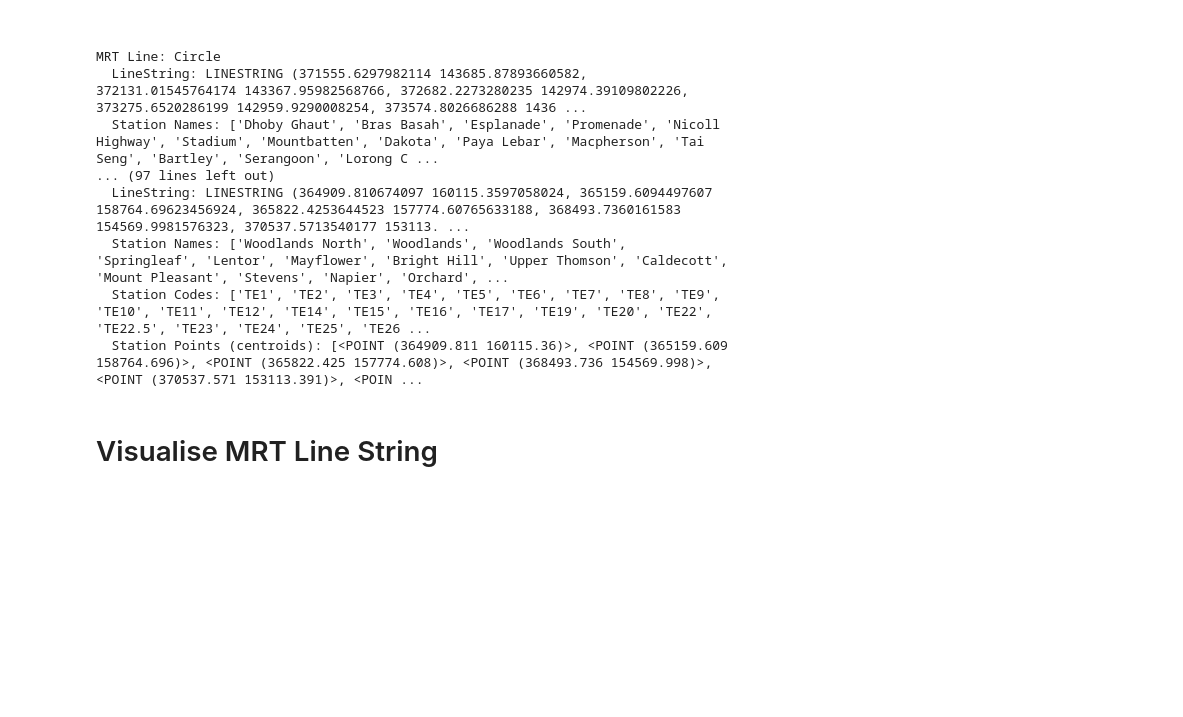
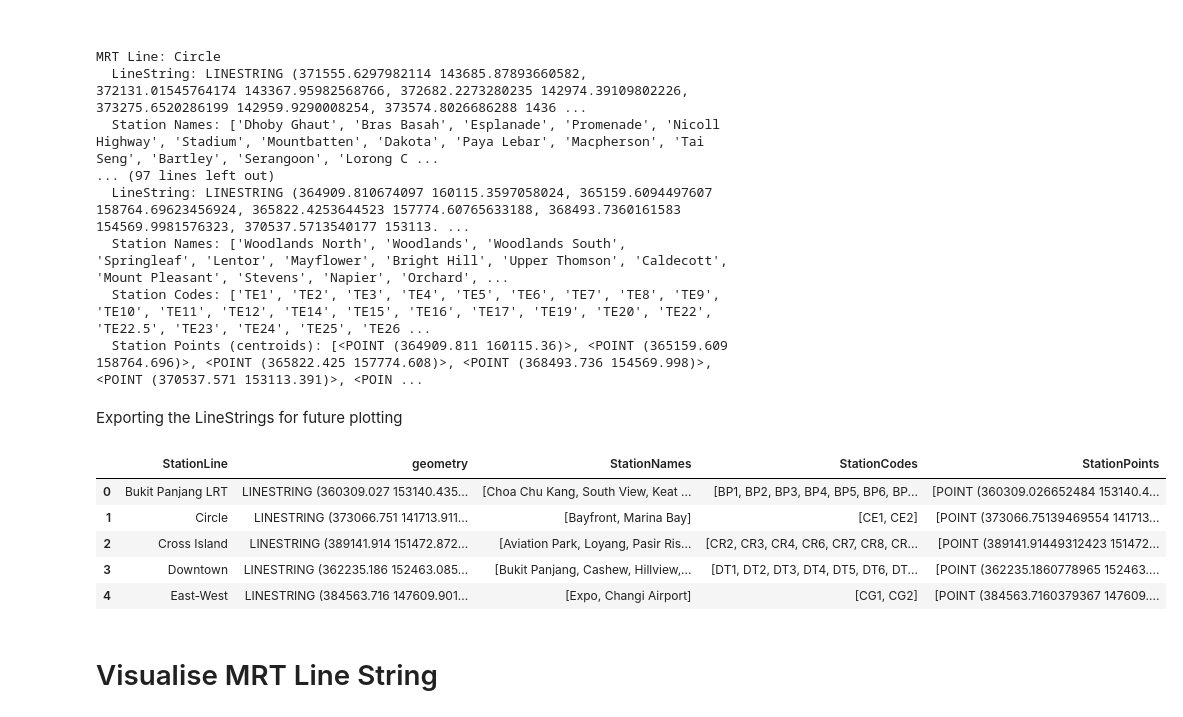
Before and after one commit to ajjajjajjajj/dsa4264-lta-geospatial, a Jupyter notebook: Parallel_Route.ipynb, the cells around one changed output. Saved outputs shown, nothing was run; the diff lists cells and outputs as text; code cells hidden in the pictures; blank space fills up the shorter version.

Commit message:
export linestrings for plotting

```diff
--- a/Parallel_Route.ipynb
+++ b/Parallel_Route.ipynb
@@ -279,3 +279,36 @@ MRT Line: Circle
   Station Names: ['Woodlands North', 'Woodlands', 'Woodlands South', 'Springleaf', 'Lentor', 'Mayflower', 'Bright Hill', 'Upper Thomson', 'Caldecott', 'Mount Pleasant', 'Stevens', 'Napier', 'Orchard', ...
   Station Codes: ['TE1', 'TE2', 'TE3', 'TE4', 'TE5', 'TE6', 'TE7', 'TE8', 'TE9', 'TE10', 'TE11', 'TE12', 'TE14', 'TE15', 'TE16', 'TE17', 'TE19', 'TE20', 'TE22', 'TE22.5', 'TE23', 'TE24', 'TE25', 'TE26 ...
   Station Points (centroids): [<POINT (364909.811 160115.36)>, <POINT (365159.609 158764.696)>, <POINT (365822.425 157774.608)>, <POINT (368493.736 154569.998)>, <POINT (370537.571 153113.391)>, <POIN ...
+# %% [markdown]
+Exporting the LineStrings for future plotting
+# %%
+linestrings_gdf = gpd.GeoDataFrame()
+
+for line_name, line_data in line_strings_per_station_line.items():
+    row = {
+        'StationLine': line_name,
+    }
+    for stn_symbol_data in line_data:
+        row['geometry'] = stn_symbol_data['LineString']
+        row['StationNames'] = stn_symbol_data['StationNames']
+        row['StationCodes'] = stn_symbol_data['StationCodes']
+        row['StationPoints'] = stn_symbol_data['StationPoints']
+
+    # Create a temporary GeoDataFrame for the current row
+    temp_gdf = gpd.GeoDataFrame([row], crs="EPSG:32648")
+
+    # Concatenate the temporary GeoDataFrame with the main GeoDataFrame
+    linestrings_gdf = pd.concat([linestrings_gdf, temp_gdf], ignore_index=True)
+
+linestrings_gdf = linestrings_gdf.set_geometry('geometry')
+linestrings_gdf = linestrings_gdf.set_crs(epsg=32648)
+
+# Display the first few rows of the GeoDataFrame
+linestrings_gdf.head()
+# %% [output]
+|  | StationLine | geometry | StationNames | StationCodes | StationPoints |
+| 0 | Bukit Panjang LRT | LINESTRING (360309.027 153140.435... | [Choa Chu Kang, South View, Keat ... | [BP1, BP2, BP3, BP4, BP5, BP6, BP... | [POINT (360309.026652484 153140.4... |
+| 1 | Circle | LINESTRING (373066.751 141713.911... | [Bayfront, Marina Bay] | [CE1, CE2] | [POINT (373066.75139469554 141713... |
+| 2 | Cross Island | LINESTRING (389141.914 151472.872... | [Aviation Park, Loyang, Pasir Ris... | [CR2, CR3, CR4, CR6, CR7, CR8, CR... | [POINT (389141.91449312423 151472... |
+| 3 | Downtown | LINESTRING (362235.186 152463.085... | [Bukit Panjang, Cashew, Hillview,... | [DT1, DT2, DT3, DT4, DT5, DT6, DT... | [POINT (362235.1860778965 152463.... |
+| 4 | East-West | LINESTRING (384563.716 147609.901... | [Expo, Changi Airport] | [CG1, CG2] | [POINT (384563.7160379367 147609.... |
```
Also changed, not shown: parts of 1 cell of this notebook, 1 other file.
